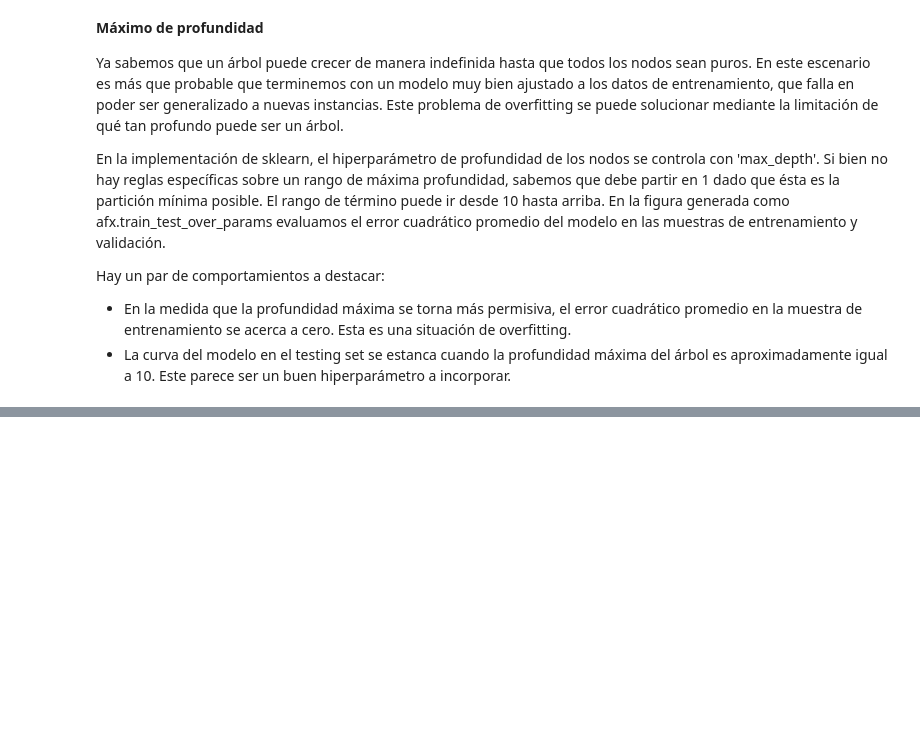
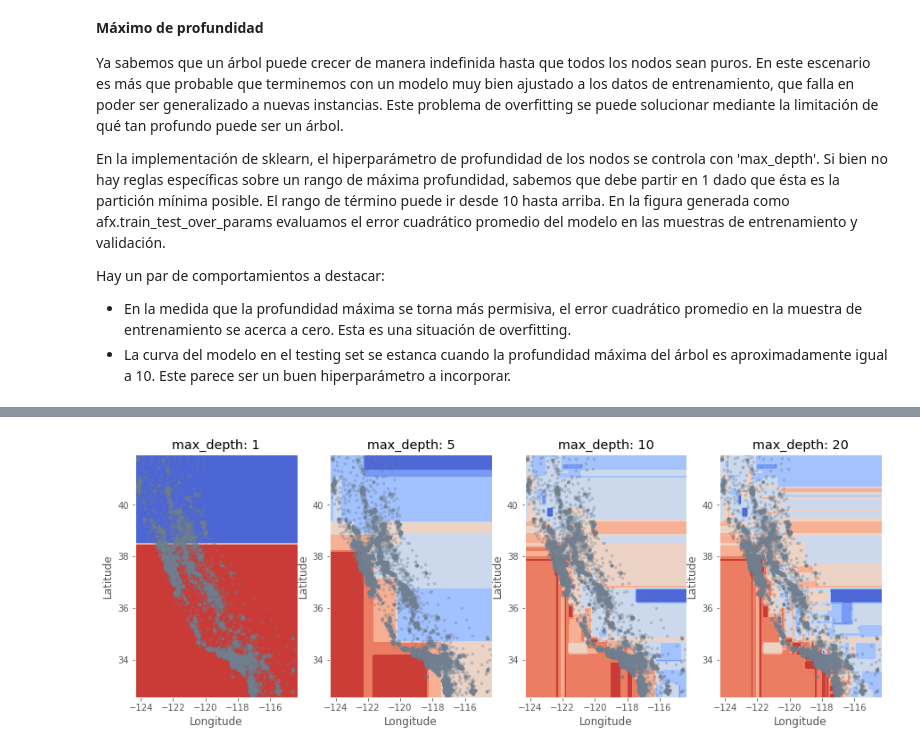
Before and after one commit to Denniels/Machine_Learning, a Jupyter notebook: Algoritmos_de_Ensamble/Aspectos_Formales_arboles_Decicion.ipynb, the cells around one changed output, grey strips where cells are left out. Cells and saved outputs as stored; diff of their text form; code cells hidden in the pictures; blank space fills up the shorter version.

```diff
--- a/Algoritmos_de_Ensamble/Aspectos_Formales_arboles_Decicion.ipynb
+++ b/Algoritmos_de_Ensamble/Aspectos_Formales_arboles_Decicion.ipynb
@@ -267,0 +264,12 @@ ValueError: Input X contains infinity or a value too large for dtype('float32').
+# %%
+plt.figure(figsize=(15, 5))
+# para cada valor predefinido del hiperparámetro
+for index, value in enumerate([1, 5, 10, 20]):
+        plt.subplot(1, 4, index + 1)
+        # Implementamos un modelo con el ajuste específico
+        tmp_model = DecisionTreeRegressor(max_depth = value)
+        # Visualizamos la superficie de respuesta
+        afx.plot_decision_function(tmp_model, df, 'Longitude', 'Latitude', 'log_MedianHouseValue',colorbar = False)
+        plt.title("max_depth: {}".format(value))
+# %% [output]
+[figure, added]
```
Also changed, not shown: parts of 40 cells of this notebook, 9 other files.
